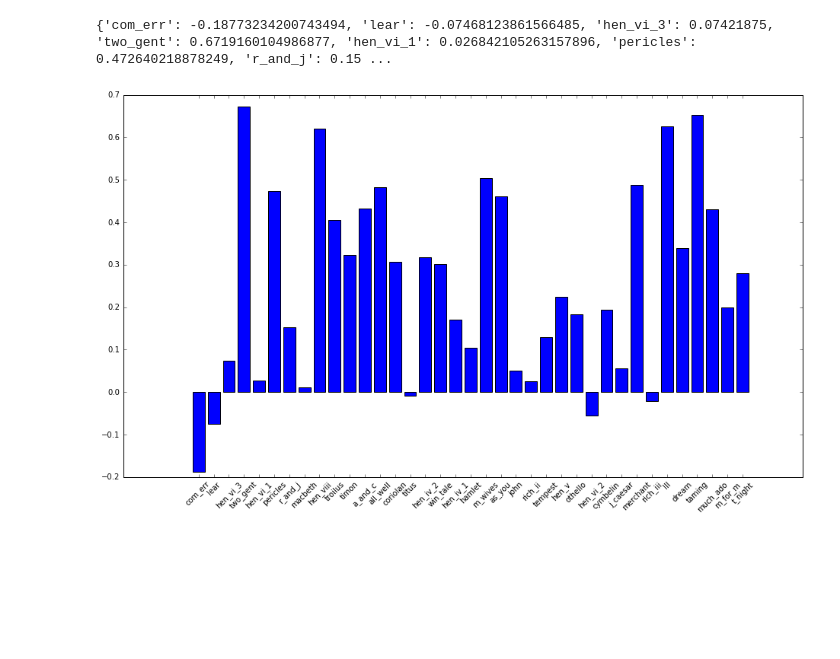
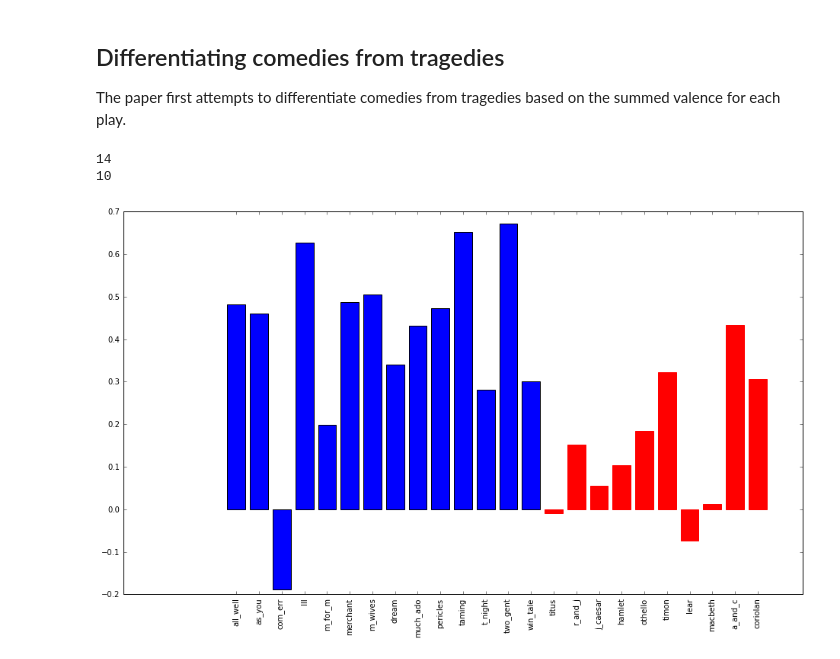
Before and after one commit to rabjohnston/E81HW5, a Jupyter notebook: PresentationCode.ipynb, the cells around one changed output. Drawn from its saved outputs; the diff is of its cells as text; code cells hidden in the pictures; blank space fills up the shorter version.

```diff
--- a/PresentationCode.ipynb
+++ b/PresentationCode.ipynb
@@ -29,3 +34,7 @@ df['afinn'] = afinn_scores
+# %% [markdown]
+## Differentiating comedies from tragedies
+
+The paper first attempts to differentiate comedies from tragedies based on the summed valence for each play.
 # %%
 
 awv = {}
@@ -53,24 +62,57 @@ for play in df.Play.unique():
 
     # Find the number of words in AFINN that are in the play
     words_in_afinn = afinn.find_all(alltext)
-    #print('Words in AFINN: ', len(words_in_afinn))
 
+    # Calculate the number of words in the play
     len_play = len(tokens)
-    #print(play, ' ', len_play)
-    awv[play] = (sum_valence / len(words_in_afinn)) #(len_play + size_afinn)) * 100
 
-print(awv)
+    # Calculate the average word valence
+    # The paper seems to infer there are two methods to calculate it:
+    # i) "Fig. 1. For each play the valence for each word was summed and then divided by the number
+    # of words in both the word list (AFINN) and the respective play."
+    # ii) "...  by summing the valence values for all words in the play and then dividing by the number
+    # of the play’s words in AFINN"
+    #
+    # We've chosen the later.
+    awv[play] = (sum_valence / len(words_in_afinn))
+
+
+# Define the list of tragedies and comedies in the order given in the paper
+tragedies = ['titus','r_and_j', 'j_caesar', 'hamlet', 'othello', 'timon', 'lear', 'macbeth', 'a_and_c', 'coriolan']
+comedies = ['all_well', 'as_you', 'com_err', 'lll', 'm_for_m', 'merchant', 'm_wives', 'dream', 'much_ado', 'pericles',
+           'taming', 't_night', 'two_gent', 'win_tale']
+all_labels = comedies + tragedies
+
+awv_sorted = OrderedDict()
+for name in comedies:
+    awv_sorted[name] = awv[name]
+
+for name in tragedies:
+    awv_sorted[name] = awv[name]
-# %% [output]
-{'com_err': -0.18773234200743494, 'lear': -0.07468123861566485, 'hen_vi_3': 0.07421875, 'two_gent': 0.6719160104986877, 'hen_vi_1': 0.026842105263157896, 'pericles': 0.472640218878249, 'r_and_j': 0.15 ...
-# %%
-
-plt.rcParams["figure.figsize"] = (16,9)
-
-plt.bar(range(len(awv)), awv.values(), align='center', )
-
-plt.xticks(range(len(awv)), list(awv.keys()))
-ax = plt.axes()
-ax.set_xticklabels(ax.xaxis.get_majorticklabels(), rotation=45)
-plt.show()
-# %% [output]
-[figure, removed]
+# %%
+#my_colors = list(islice(cycle(['b', 'r', 'g', 'y', 'k']), None, len(awv_sorted)))
+#cc = ColorConverter()
+#blue_rgb = 0xFFFF00
+#red_rgb = 0xFF0000
+
+#my_colors = [{blue_rgb if i<len(comedies) else red_rgb} for i in range(len(awv_sorted))]
+plt.rcParams["figure.figsize"] = (16,9)
+
+bar=plt.bar(range(len(awv_sorted)), awv_sorted.values(), align='center', color='blue')
+
+# Change the color of the tragedies to red
+print(len(comedies))
+print(len(tragedies))
+for i in range(len(comedies),len(comedies)+len(tragedies)):
+    bar[i].set_color('red')
+
+
+plt.xticks(range(len(all_labels)), all_labels)
+
+ax = plt.axes()
+ax.set_xticklabels(ax.xaxis.get_majorticklabels(), rotation=90)
+plt.show()
+# %% [output]
+14
+10
+[figure, added]
```
Also changed, not shown: parts of 7 cells of this notebook.
